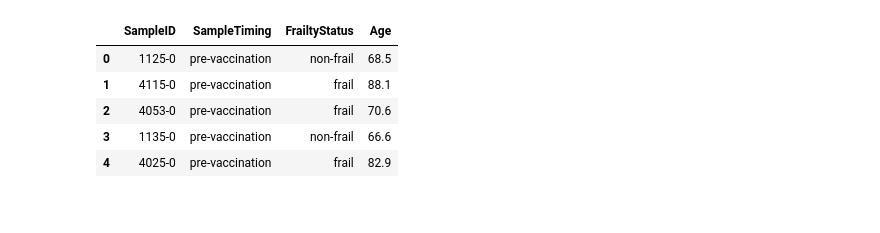
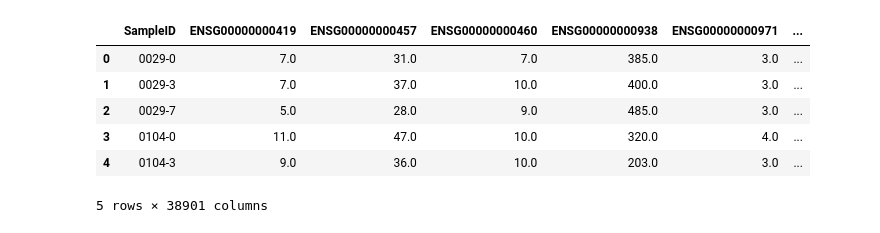
Before and after one commit to jonathjd/rnaseq-analysis, a Jupyter notebook: 2.0-jd-pca.ipynb, the cells around one changed output. Drawn from its saved outputs; the diff is of its cells as text; code cells hidden in the pictures.

```diff
--- a/2.0-jd-pca.ipynb
+++ b/2.0-jd-pca.ipynb
@@ -65,9 +9,0 @@ counts.head()
-# %%
-metadata.head()
-# %% [output]
-|  | SampleID | SampleTiming | FrailtyStatus | Age |
-| 0 | 1125-0 | pre-vaccination | non-frail | 68.5 |
-| 1 | 4115-0 | pre-vaccination | frail | 88.1 |
-| 2 | 4053-0 | pre-vaccination | frail | 70.6 |
-| 3 | 1135-0 | pre-vaccination | non-frail | 66.6 |
-| 4 | 4025-0 | pre-vaccination | frail | 82.9 |
@@ -80,0 +13,11 @@ Y = merged_df[['SampleID', 'SampleTiming', 'FrailtyStatus',	'Age']]
+# %%
+df.drop(columns='Unnamed: 0', inplace=True)
+df.head()
+# %% [output]
+|  | SampleID | ENSG00000000419 | ENSG00000000457 | ENSG00000000460 | ENSG00000000938 | ENSG00000000971 | ... |
+| 0 | 0029-0 | 7.0 | 31.0 | 7.0 | 385.0 | 3.0 | ... |
+| 1 | 0029-3 | 7.0 | 37.0 | 10.0 | 400.0 | 3.0 | ... |
+| 2 | 0029-7 | 5.0 | 28.0 | 9.0 | 485.0 | 3.0 | ... |
+| 3 | 0104-0 | 11.0 | 47.0 | 10.0 | 320.0 | 4.0 | ... |
+| 4 | 0104-3 | 9.0 | 36.0 | 10.0 | 203.0 | 3.0 | ... |
+5 rows × 38901 columns
```
Also changed, not shown: parts of 18 cells of this notebook, 3 other files.
